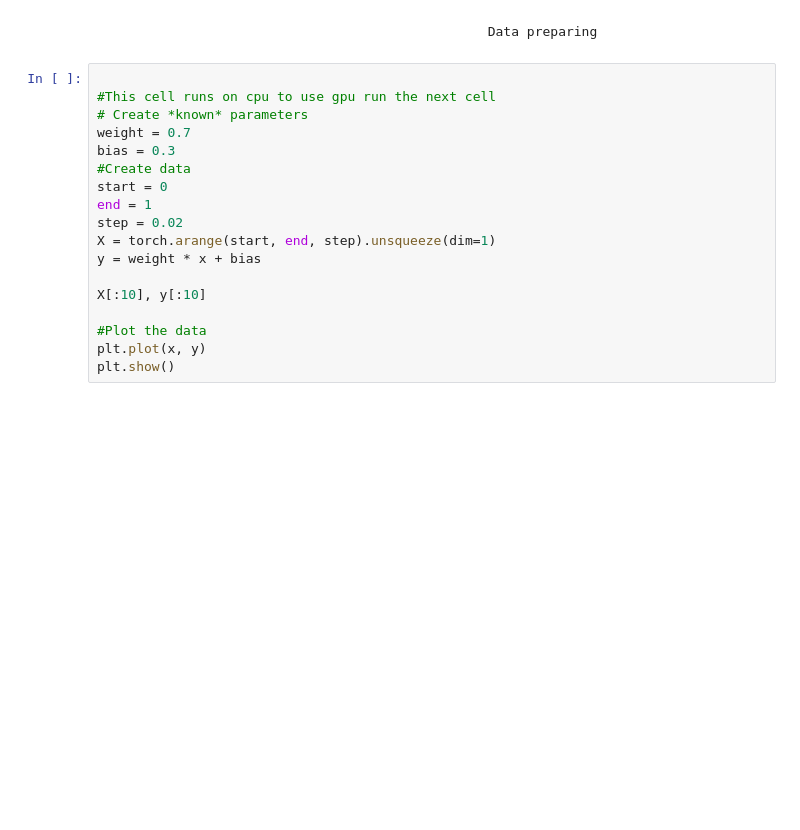
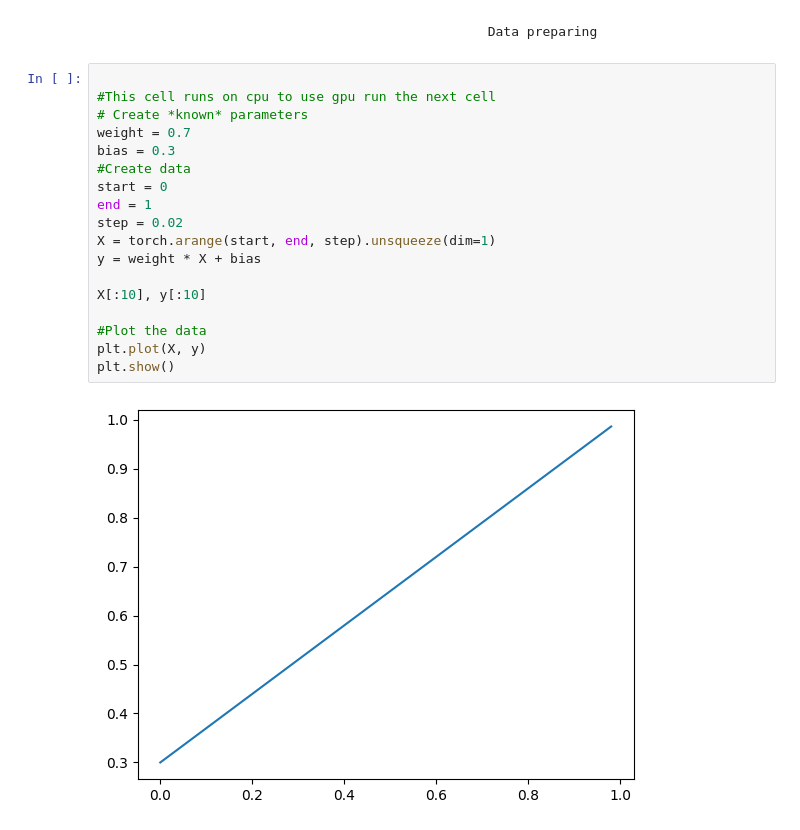
Before and after one commit to dkonuk/pytorch, a Jupyter notebook: Pytorch_deep_learning/01_pytorch_workflow.ipynb, the cells around one changed output. Drawn from its saved outputs; the diff is of its cells as text; blank space fills up the shorter version.

```diff
--- a/Pytorch_deep_learning/01_pytorch_workflow.ipynb
+++ b/Pytorch_deep_learning/01_pytorch_workflow.ipynb
@@ -32,21 +32,23 @@ torch.__version__
 # %%
 
 #This cell runs on cpu to use gpu run the next cell
 # Create *known* parameters
 weight = 0.7
 bias = 0.3
 #Create data
 start = 0
 end = 1
 step = 0.02
 X = torch.arange(start, end, step).unsqueeze(dim=1)
-y = weight * x + bias
+y = weight * X + bias
 
 X[:10], y[:10]
 
 #Plot the data
-plt.plot(x, y)
+plt.plot(X, y)
 plt.show()
+# %% [output]
+[figure, added]
 # %%
 #Use this cell if you want to run on gpu
 # Create *known* parameters
```
Also changed, not shown: parts of 17 cells of this notebook, 1 other file.
